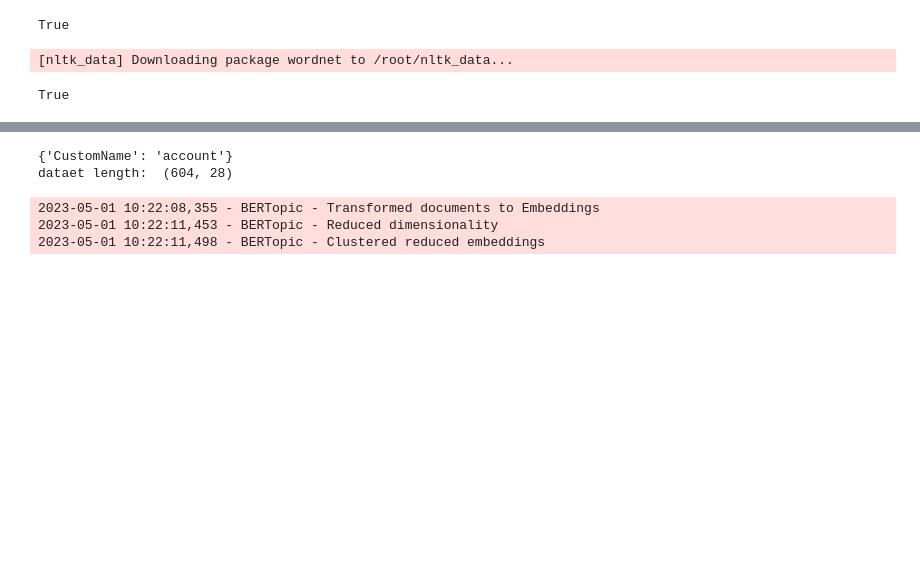
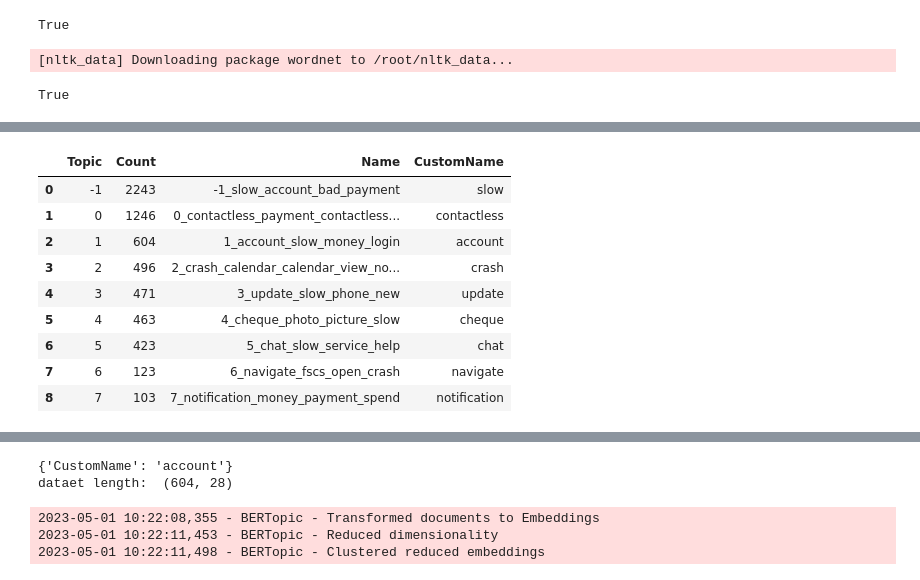
Before and after one commit to piygot5/Customer-Insights-Pack-POC, a Jupyter notebook: topic_modelling_BERT.ipynb, the cells around one changed output, grey strips where cells are left out. Drawn from its saved outputs; the diff is of its cells as text; code cells hidden in the pictures; blank space fills up the shorter version.

```diff
--- a/topic_modelling_BERT.ipynb
+++ b/topic_modelling_BERT.ipynb
@@ -205,3 +198,17 @@ def topicModellingBERT(df,columns, textCol = "cleaned_data",min_df=4,max_feature
 
   model.save(path+model_name+'_'+str(int(time.time())))
   return  df,topics, probs, model
+# %%
+negative_model = BERTopic.load(MODEL_DIR+'negative_sentiment_version_2')
+negative_model.get_topic_info()
+# %% [output]
+|  | Topic | Count | Name | CustomName |
+| 0 | -1 | 2243 | -1_slow_account_bad_payment | slow |
+| 1 | 0 | 1246 | 0_contactless_payment_contactless... | contactless |
+| 2 | 1 | 604 | 1_account_slow_money_login | account |
+| 3 | 2 | 496 | 2_crash_calendar_calendar_view_no... | crash |
+| 4 | 3 | 471 | 3_update_slow_phone_new | update |
+| 5 | 4 | 463 | 4_cheque_photo_picture_slow | cheque |
+| 6 | 5 | 423 | 5_chat_slow_service_help | chat |
+| 7 | 6 | 123 | 6_navigate_fscs_open_crash | navigate |
+| 8 | 7 | 103 | 7_notification_money_payment_spend | notification |
```
Also changed, not shown: parts of 37 cells of this notebook.
